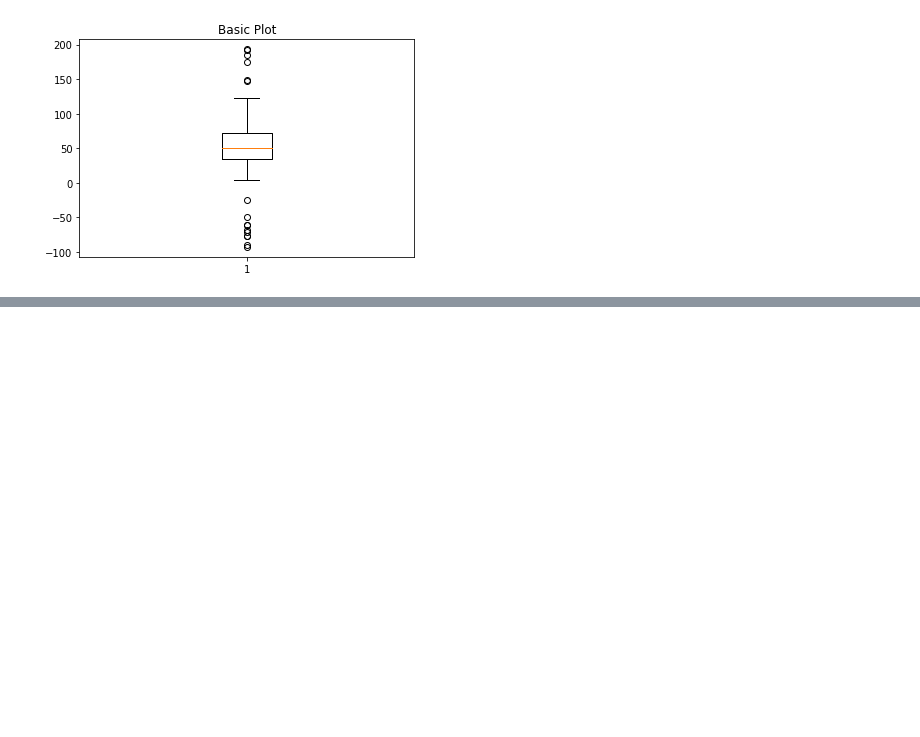
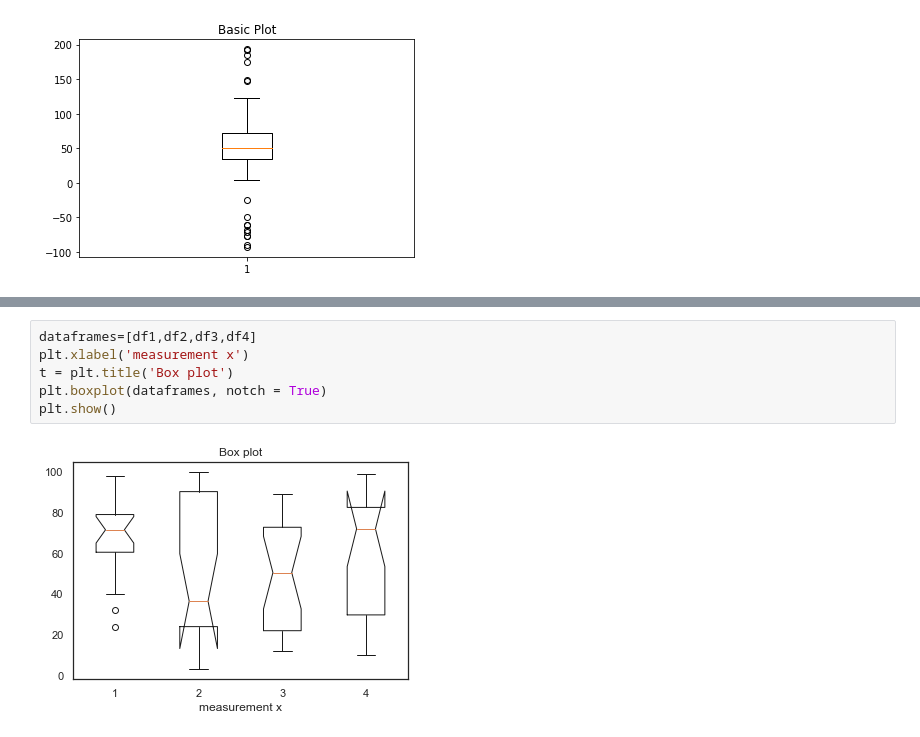
Before and after one commit to ClaireDrummond/Fundamentals-Project-2018, a Jupyter notebook: Box Plots.ipynb, the cells around one changed output, grey strips where cells are left out. Saved outputs shown, nothing was run; the diff lists cells and outputs as text; blank space fills up the shorter version.

```diff
--- a/Box Plots.ipynb
+++ b/Box Plots.ipynb
@@ -70,0 +100,8 @@ ax1.boxplot(data)
+# %%
+dataframes=[df1,df2,df3,df4]
+plt.xlabel('measurement x')
+t = plt.title('Box plot')
+plt.boxplot(dataframes, notch = True)
+plt.show()
+# %% [output]
+[figure, added]
```
Also changed, not shown: parts of 5 cells of this notebook, 1 other file.
